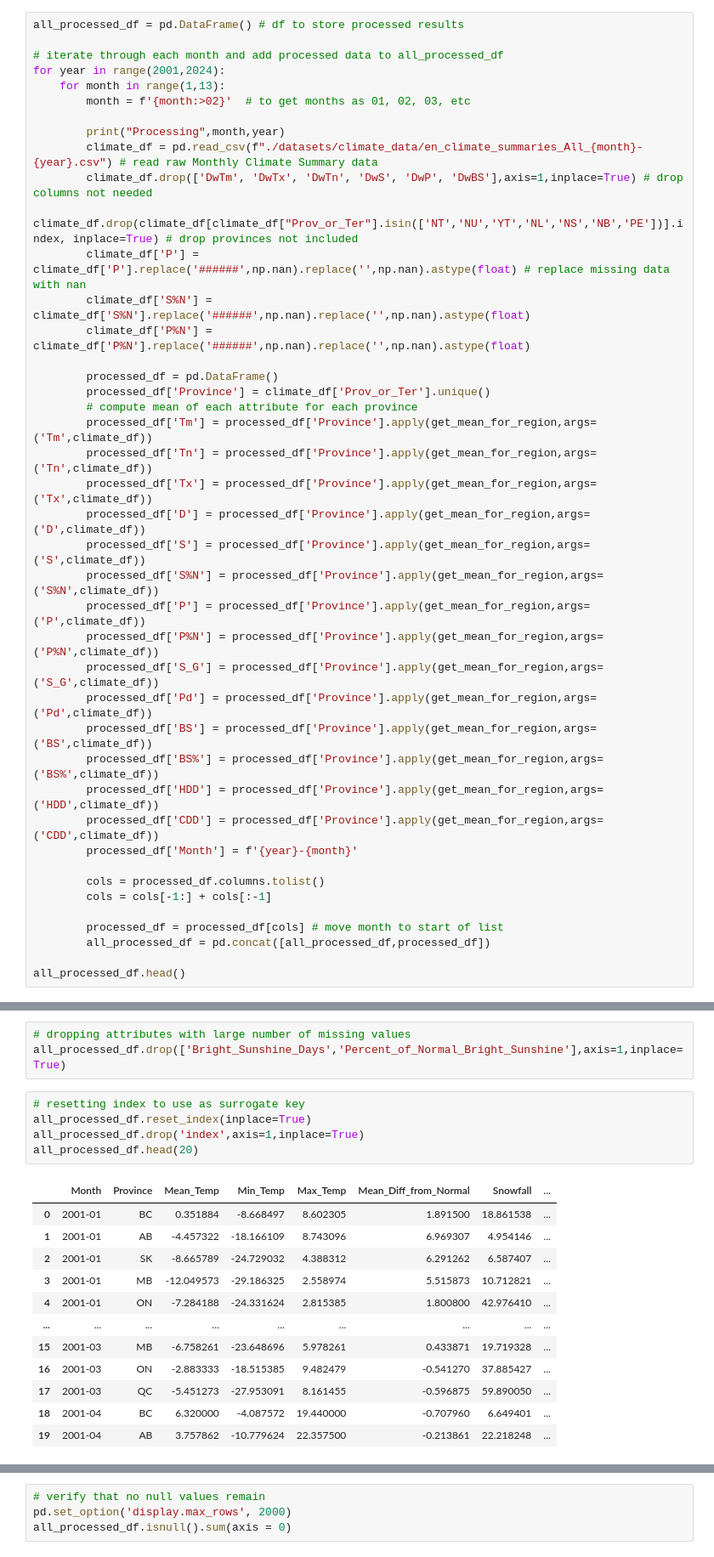
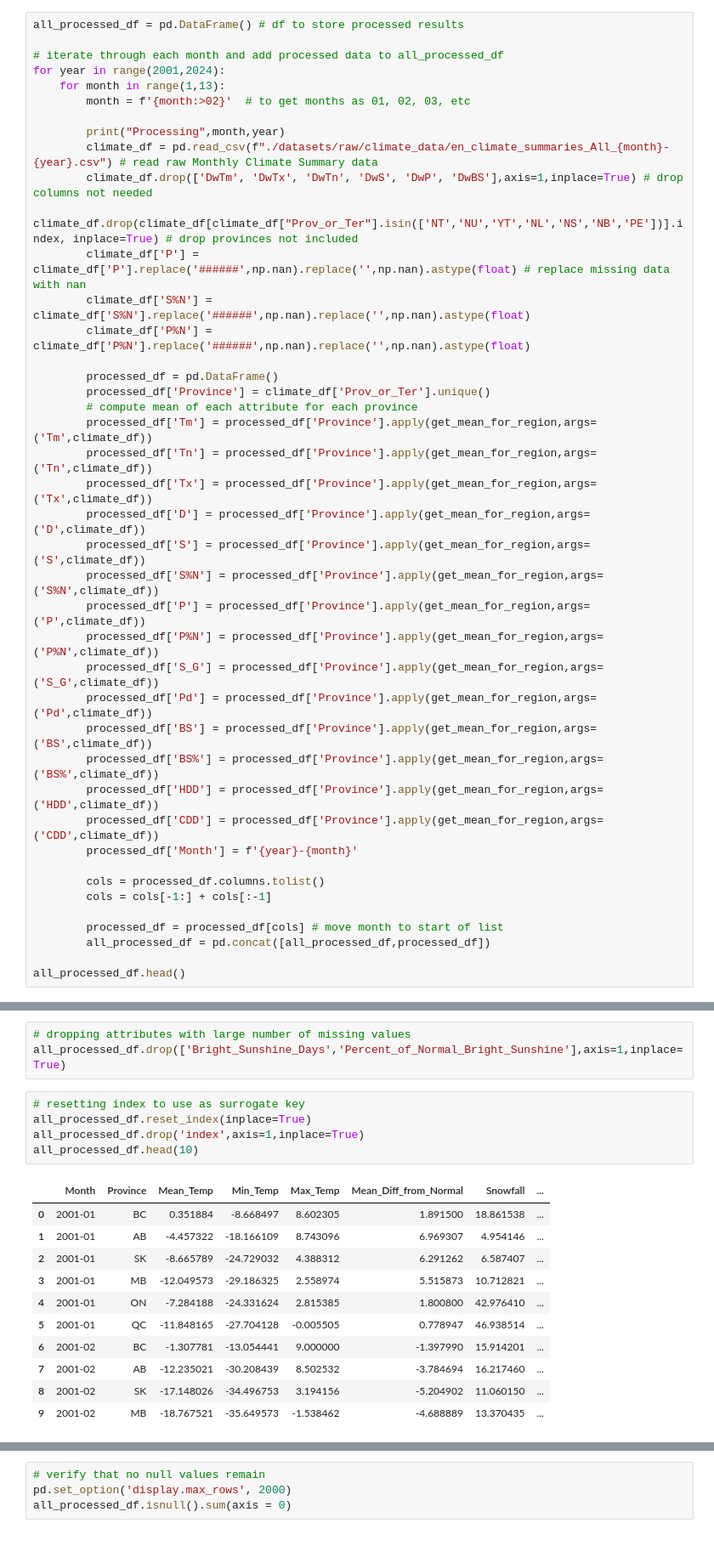
Before and after one commit to Daniel-Dumitrescu/csi4142-project, a Jupyter notebook: Climate_Preprocessing.ipynb, the cells around one changed output, grey strips where cells are left out. Shown: that part at 85% size. Cells and saved outputs as stored; diff of their text form.

```diff
--- a/Climate_Preprocessing.ipynb
+++ b/Climate_Preprocessing.ipynb
@@ -14,7 +22,7 @@ for year in range(2001,2024):
         month = f'{month:>02}'  # to get months as 01, 02, 03, etc
 
         print("Processing",month,year)
-        climate_df = pd.read_csv(f"./datasets/climate_data/en_climate_summaries_All_{month}-{year}.csv") # read raw Monthly Climate Summary data
+        climate_df = pd.read_csv(f"./datasets/raw/climate_data/en_climate_summaries_All_{month}-{year}.csv") # read raw Monthly Climate Summary data
         climate_df.drop(['DwTm', 'DwTx', 'DwTn', 'DwS', 'DwP', 'DwBS'],axis=1,inplace=True) # drop columns not needed
         climate_df.drop(climate_df[climate_df["Prov_or_Ter"].isin(['NT','NU','YT','NL','NS','NB','PE'])].index, inplace=True) # drop provinces not included
         climate_df['P'] = climate_df['P'].replace('######',np.nan).replace('',np.nan).astype(float) # replace missing data with nan
@@ -175,18 +181,17 @@ all_processed_df.drop(['Bright_Sunshine_Days','Percent_of_Normal_Bright_Sunshine
 # %%
 # resetting index to use as surrogate key
 all_processed_df.reset_index(inplace=True)
 all_processed_df.drop('index',axis=1,inplace=True)
-all_processed_df.head(20)
+all_processed_df.head(10)
 # %% [output]
 |  | Month | Province | Mean_Temp | Min_Temp | Max_Temp | Mean_Diff_from_Normal | Snowfall | ... |
 | 0 | 2001-01 | BC | 0.351884 | -8.668497 | 8.602305 | 1.891500 | 18.861538 | ... |
 | 1 | 2001-01 | AB | -4.457322 | -18.166109 | 8.743096 | 6.969307 | 4.954146 | ... |
 | 2 | 2001-01 | SK | -8.665789 | -24.729032 | 4.388312 | 6.291262 | 6.587407 | ... |
 | 3 | 2001-01 | MB | -12.049573 | -29.186325 | 2.558974 | 5.515873 | 10.712821 | ... |
 | 4 | 2001-01 | ON | -7.284188 | -24.331624 | 2.815385 | 1.800800 | 42.976410 | ... |
-| ... | ... | ... | ... | ... | ... | ... | ... | ... |
-| 15 | 2001-03 | MB | -6.758261 | -23.648696 | 5.978261 | 0.433871 | 19.719328 | ... |
-| 16 | 2001-03 | ON | -2.883333 | -18.515385 | 9.482479 | -0.541270 | 37.885427 | ... |
-| 17 | 2001-03 | QC | -5.451273 | -27.953091 | 8.161455 | -0.596875 | 59.890050 | ... |
-| 18 | 2001-04 | BC | 6.320000 | -4.087572 | 19.440000 | -0.707960 | 6.649401 | ... |
-| 19 | 2001-04 | AB | 3.757862 | -10.779624 | 22.357500 | -0.213861 | 22.218248 | ... |
+| 5 | 2001-01 | QC | -11.848165 | -27.704128 | -0.005505 | 0.778947 | 46.938514 | ... |
+| 6 | 2001-02 | BC | -1.307781 | -13.054441 | 9.000000 | -1.397990 | 15.914201 | ... |
+| 7 | 2001-02 | AB | -12.235021 | -30.208439 | 8.502532 | -3.784694 | 16.217460 | ... |
+| 8 | 2001-02 | SK | -17.148026 | -34.496753 | 3.194156 | -5.204902 | 11.060150 | ... |
+| 9 | 2001-02 | MB | -18.767521 | -35.649573 | -1.538462 | -4.688889 | 13.370435 | ... |
```
Also changed, not shown: parts of 5 cells of this notebook, 1 other file.
